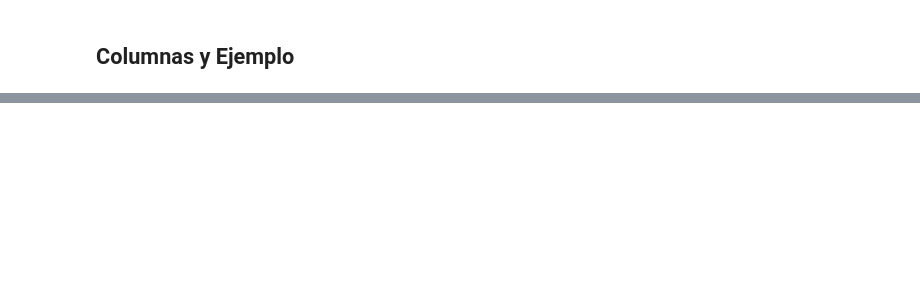
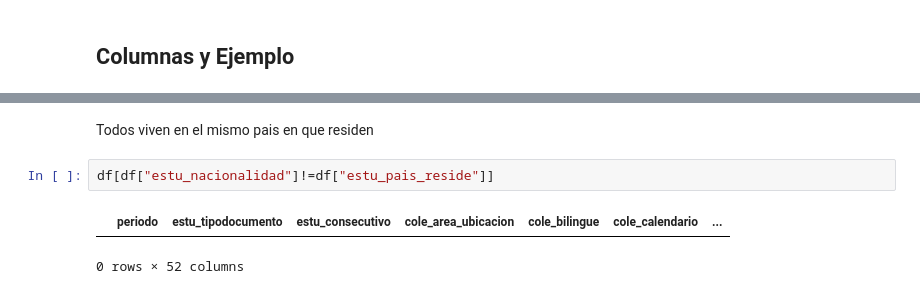
Before and after one commit to juancamilogoomezz/Proyecto-1, a Jupyter notebook: Notebook Experimentar.ipynb, the cells around one changed output, grey strips where cells are left out. Drawn from its saved outputs; the diff is of its cells as text; blank space fills up the shorter version.

```diff
--- a/Notebook Experimentar.ipynb
+++ b/Notebook Experimentar.ipynb
@@ -75,0 +260,7 @@ Columna:punt_global , Ejemplo: 268.0
+# %% [markdown]
+Todos viven en el mismo pais en que residen
+# %%
+df[df["estu_nacionalidad"]!=df["estu_pais_reside"]]
+# %% [output]
+|  | periodo | estu_tipodocumento | estu_consecutivo | cole_area_ubicacion | cole_bilingue | cole_calendario | ... |
+0 rows × 52 columns
```
Also changed, not shown: parts of 17 cells of this notebook.
